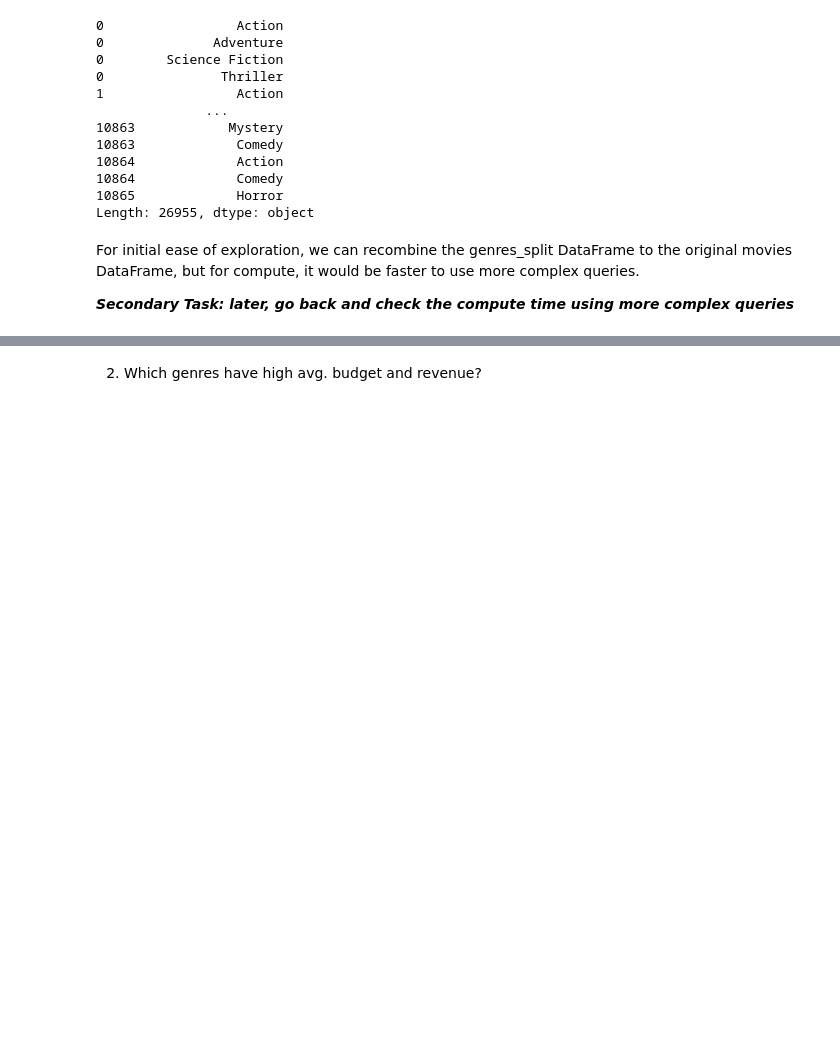
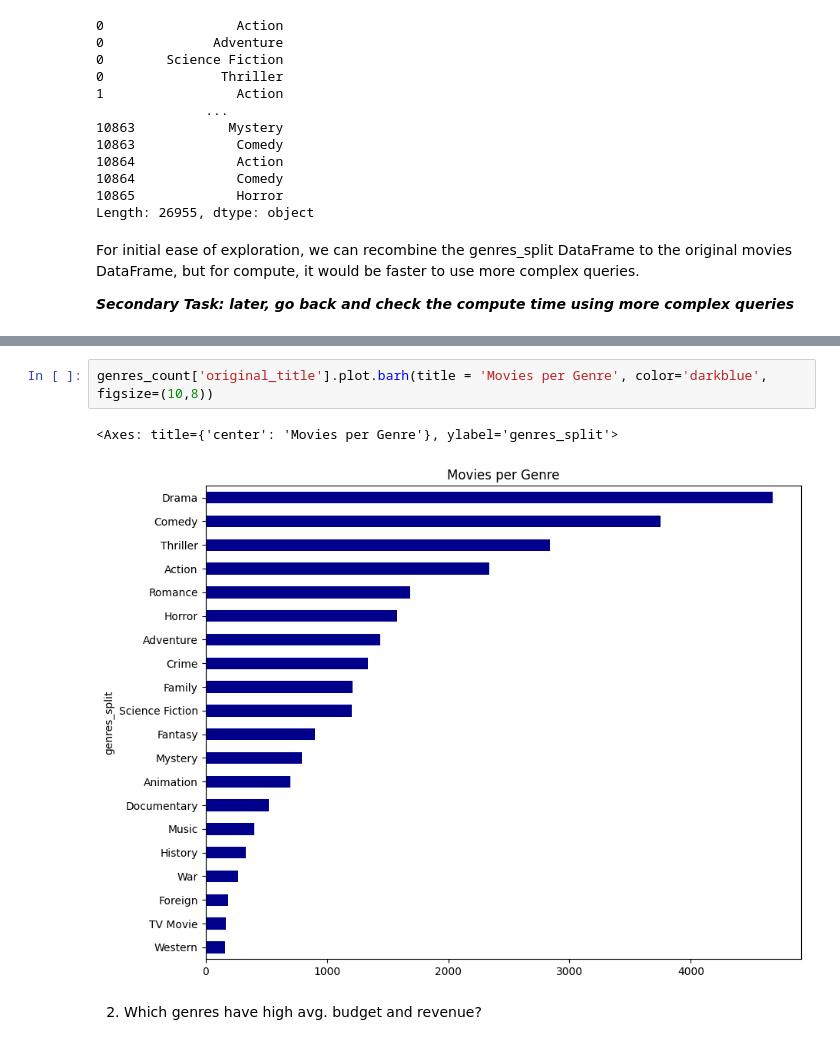
Before and after one commit to jbrdge/Movie-Genres-Data-Analysis, a Jupyter notebook: analysis.ipynb, the cells around one changed output, grey strips where cells are left out. Cells and saved outputs as stored; diff of their text form; blank space fills up the shorter version.

```diff
--- a/analysis.ipynb
+++ b/analysis.ipynb
@@ -182,2 +197,7 @@ movies_reduced.head(10)
+# %%
+genres_count['original_title'].plot.barh(title = 'Movies per Genre', color='darkblue', figsize=(10,8))
+# %% [output]
+<Axes: title={'center': 'Movies per Genre'}, ylabel='genres_split'>
+[figure, added]
 # %% [markdown]
 2. Which genres have high avg. budget and revenue?
```
Also changed, not shown: parts of 42 cells of this notebook, 1 other file.
